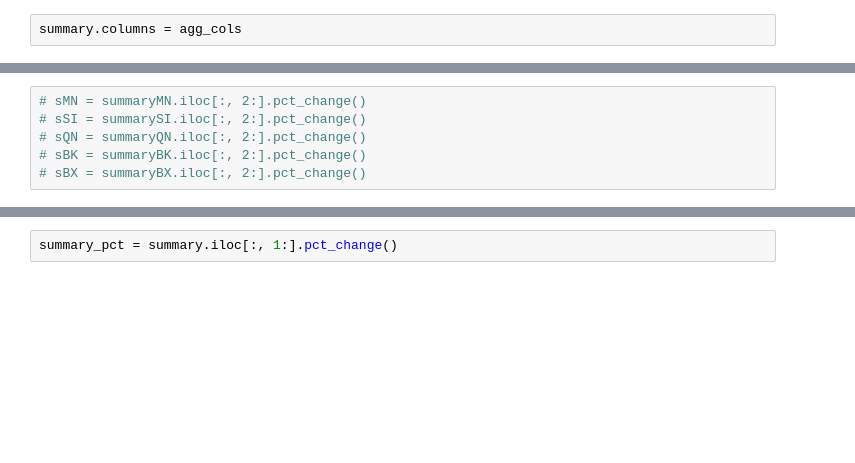
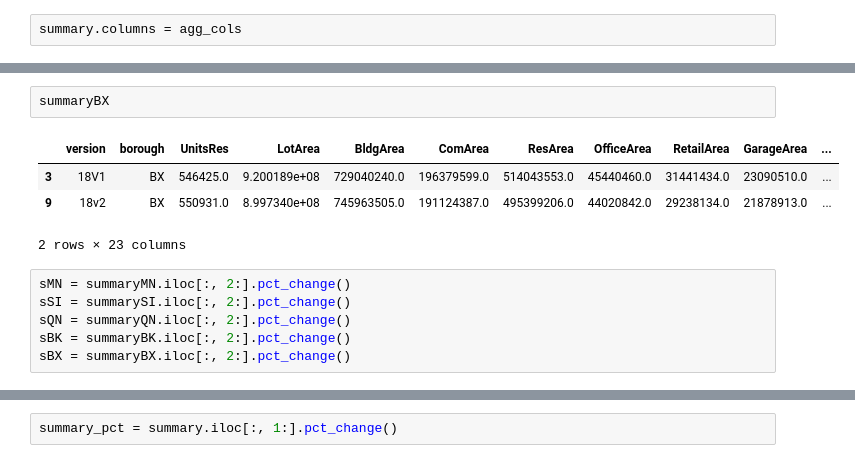
Before and after one commit to NYCPlanning/db-pluto-qaqc, a Jupyter notebook: pluto_aggregate_analysis.ipynb, the cells around one changed output, grey strips where cells are left out. Drawn from its saved outputs; the diff is of its cells as text; blank space fills up the shorter version.

```diff
--- a/pluto_aggregate_analysis.ipynb
+++ b/pluto_aggregate_analysis.ipynb
@@ -82,6 +89,13 @@ summary
+# %%
+summaryBX
+# %% [output]
+|  | version | borough | UnitsRes | LotArea | BldgArea | ComArea | ResArea | OfficeArea | RetailArea | GarageArea | ... |
+| 3 | 18V1 | BX | 546425.0 | 9.200189e+08 | 729040240.0 | 196379599.0 | 514043553.0 | 45440460.0 | 31441434.0 | 23090510.0 | ... |
+| 9 | 18v2 | BX | 550931.0 | 8.997340e+08 | 745963505.0 | 191124387.0 | 495399206.0 | 44020842.0 | 29238134.0 | 21878913.0 | ... |
+2 rows × 23 columns
 # %%
-# sMN = summaryMN.iloc[:, 2:].pct_change()
-# sSI = summarySI.iloc[:, 2:].pct_change()
-# sQN = summaryQN.iloc[:, 2:].pct_change()
-# sBK = summaryBK.iloc[:, 2:].pct_change()
-# sBX = summaryBX.iloc[:, 2:].pct_change()
+sMN = summaryMN.iloc[:, 2:].pct_change()
+sSI = summarySI.iloc[:, 2:].pct_change()
+sQN = summaryQN.iloc[:, 2:].pct_change()
+sBK = summaryBK.iloc[:, 2:].pct_change()
+sBX = summaryBX.iloc[:, 2:].pct_change()
```
Also changed, not shown: parts of 18 cells of this notebook, 4 other files.
